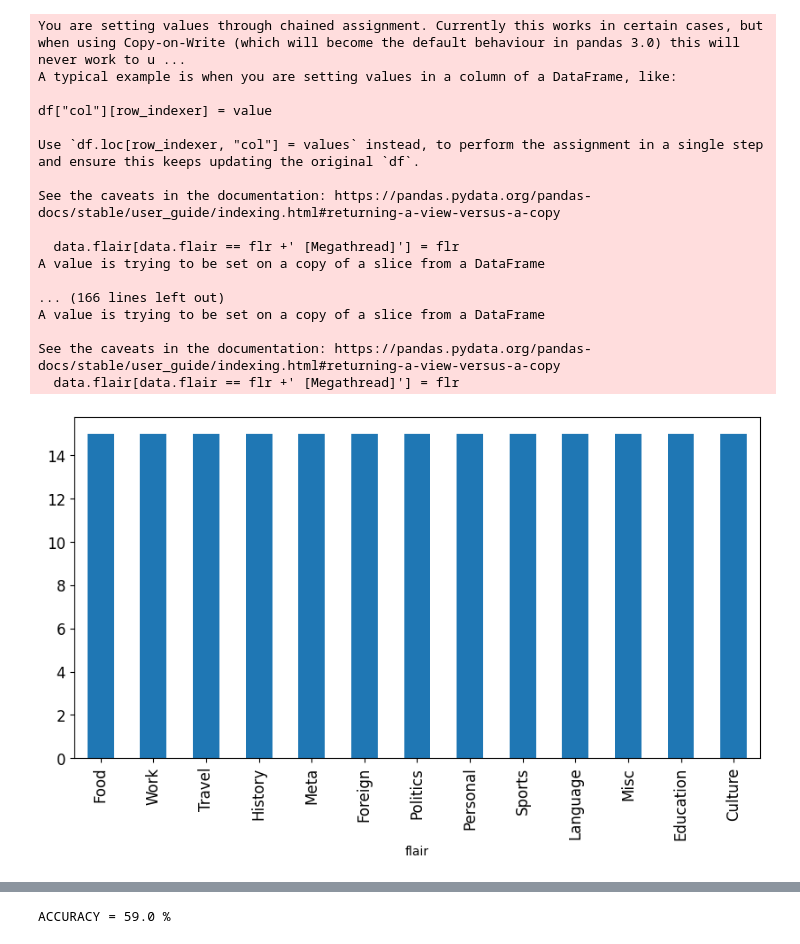
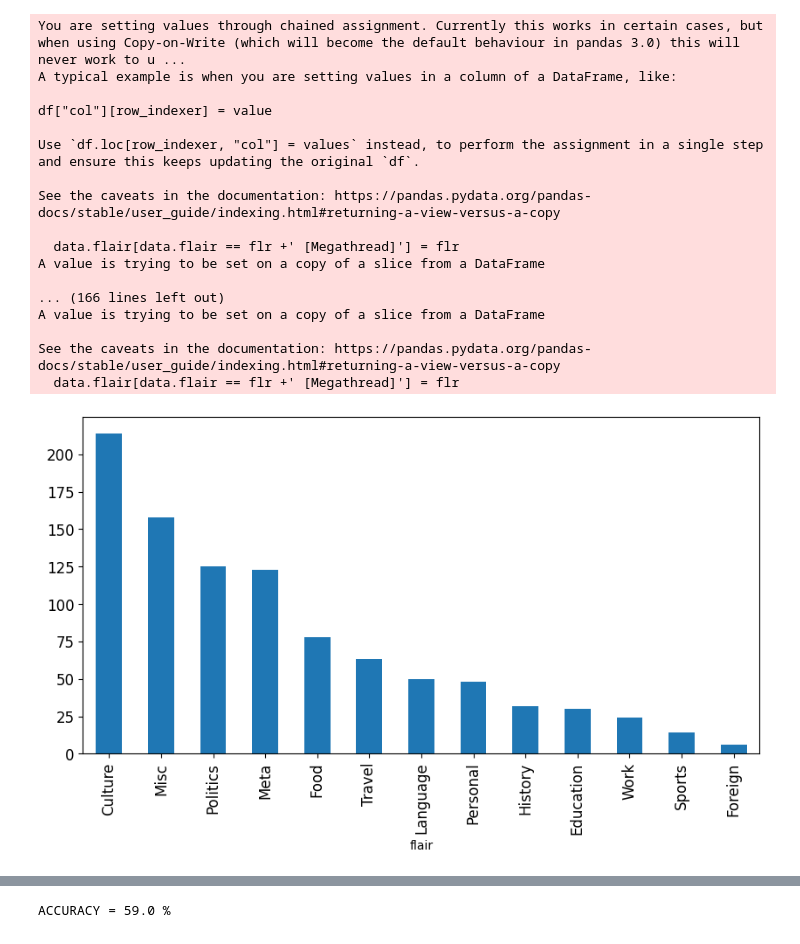
Before and after one commit to carlesarnal/reddit-realtime-classification, a Jupyter notebook: model/model_training.ipynb, the cells around one changed output, grey strips where cells are left out. Saved outputs shown, nothing was run; the diff lists cells and outputs as text; code cells hidden in the pictures.

Commit message:
Improve data collection process

```diff
--- a/model/model_training.ipynb
+++ b/model/model_training.ipynb
@@ -19,7 +19,7 @@ from sklearn.ensemble import RandomForestClassifier
 from mlxtend.plotting import plot_confusion_matrix
 import pickle
 # %%
-data = pd.read_csv('pre_trained_data.csv', parse_dates=['timestamp'])
+data = pd.read_csv('./reddit_daily_data/reddit_eur_data.csv', parse_dates=['timestamp'])
 data.body.fillna('', inplace=True)
 data.tail()
 # %% [output]
@@ -38,31 +38,34 @@ For example, when doing 'df[col].method(value, inplace=True)', try using 'df.met
 # %%
-flairs = ['Work', 'Misc', 'Food', 'Personal', 'Meta', 'Sports', 'Travel', 'Politics', 'Culture', 'History', 'Education', 'Language', 'Foreign']
+flairs = {
+    'Work', 'Misc', 'Food', 'Personal', 'Meta', 'Sports', 'Travel',
+    'Politics', 'Culture', 'History', 'Education', 'Language', 'Foreign'
+}
 
 # Merging megathreads into respective flairs
 for flr in flairs:
     data.flair[data.flair == flr +' [Megathread]'] = flr
 
 plt.figure(figsize=(10,5))
 data.flair.value_counts().plot(kind='bar', fontsize=12);
 # %% [output]
 You are setting values through chained assignment. Currently this works in certain cases, but when using Copy-on-Write (which will become the default behaviour in pandas 3.0) this will never work to u ...
 A typical example is when you are setting values in a column of a DataFrame, like:
 
 df["col"][row_indexer] = value
 
 Use `df.loc[row_indexer, "col"] = values` instead, to perform the assignment in a single step and ensure this keeps updating the original `df`.
 
 See the caveats in the documentation: https://pandas.pydata.org/pandas-docs/stable/user_guide/indexing.html#returning-a-view-versus-a-copy
 
   data.flair[data.flair == flr +' [Megathread]'] = flr
 A value is trying to be set on a copy of a slice from a DataFrame
 
 ... (166 lines left out)
 A value is trying to be set on a copy of a slice from a DataFrame
 
 See the caveats in the documentation: https://pandas.pydata.org/pandas-docs/stable/user_guide/indexing.html#returning-a-view-versus-a-copy
   data.flair[data.flair == flr +' [Megathread]'] = flr
-[figure, old version]
+[figure, new version]
 # %%
 import cleaning
 
```
Also changed, not shown: parts of 16 cells of this notebook, 8 other files.
